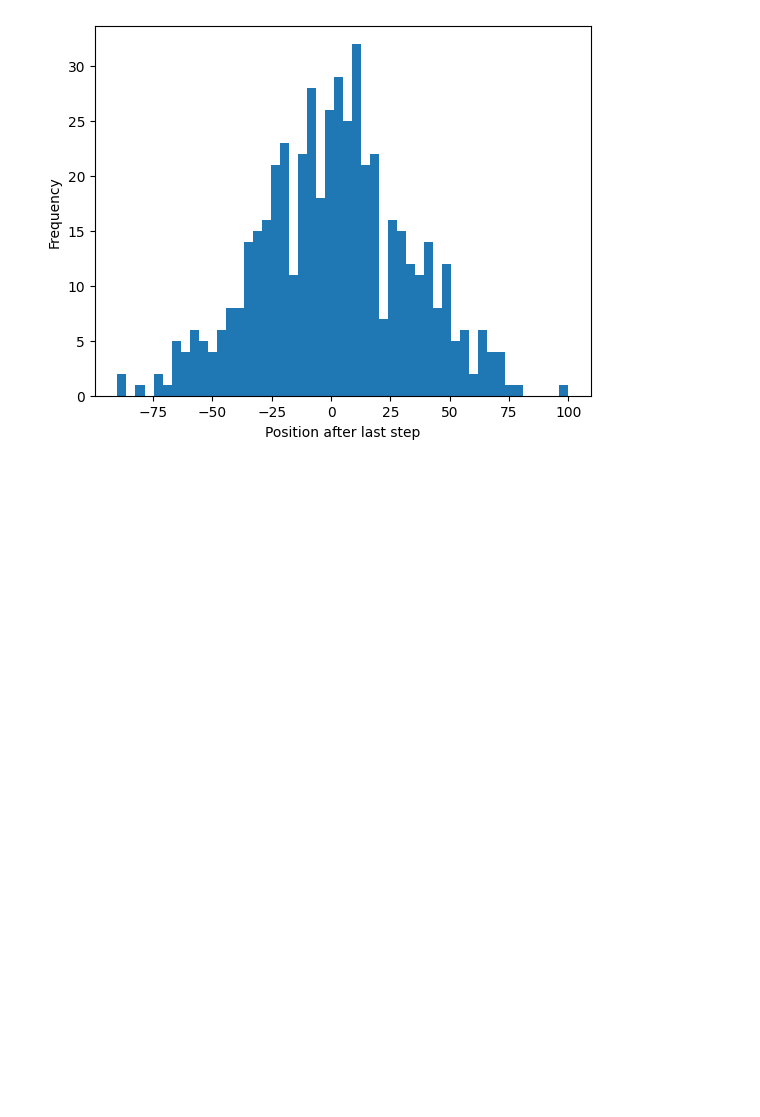
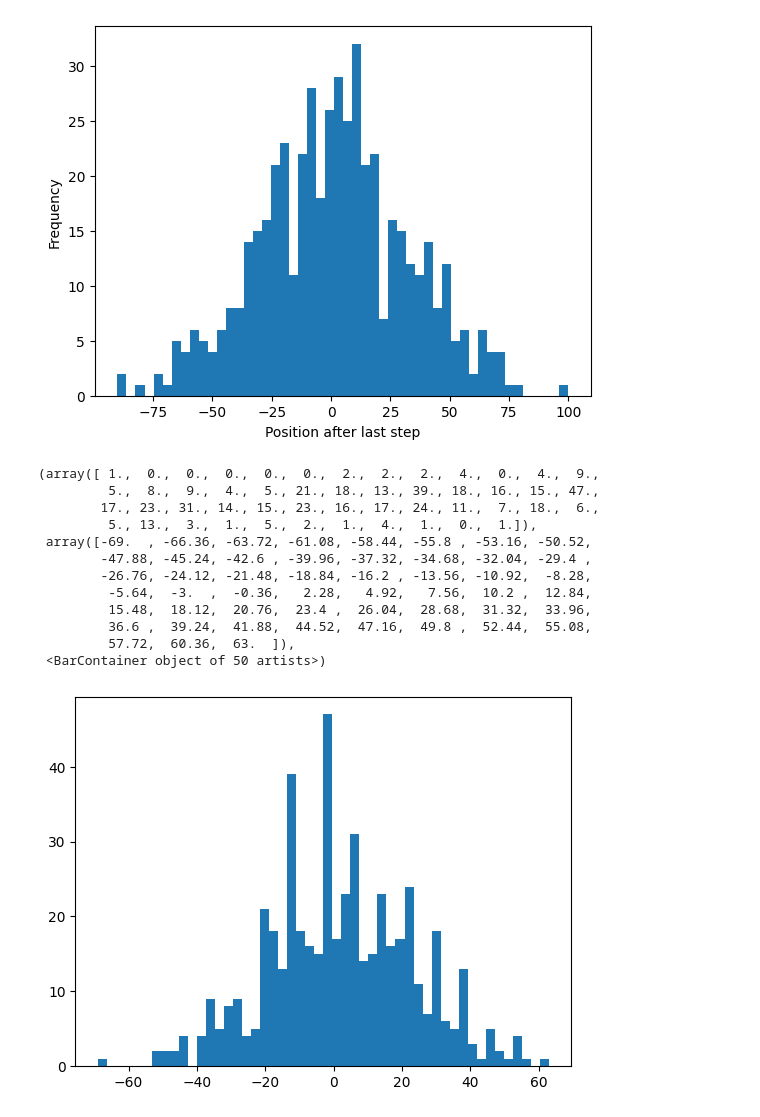
Before and after one commit to PX2145-2025/week-7-b-Morley-James, a Jupyter notebook: Random_walk.ipynb, the cells around one changed output. Drawn from its saved outputs; the diff is of its cells as text; code cells hidden in the pictures; blank space fills up the shorter version.

```diff
--- a/Random_walk.ipynb
+++ b/Random_walk.ipynb
@@ -235,3 +235,20 @@ plt.ylabel("Frequency")
 plt.show()
 # %% [output]
 [figure]
+# %%
+last_step = particles[500,:]
+plt.hist(last_step, bins=50)
+# %% [output]
+(array([ 1.,  0.,  0.,  0.,  0.,  0.,  2.,  2.,  2.,  4.,  0.,  4.,  9.,
+         5.,  8.,  9.,  4.,  5., 21., 18., 13., 39., 18., 16., 15., 47.,
+        17., 23., 31., 14., 15., 23., 16., 17., 24., 11.,  7., 18.,  6.,
+         5., 13.,  3.,  1.,  5.,  2.,  1.,  4.,  1.,  0.,  1.]),
+ array([-69.  , -66.36, -63.72, -61.08, -58.44, -55.8 , -53.16, -50.52,
+        -47.88, -45.24, -42.6 , -39.96, -37.32, -34.68, -32.04, -29.4 ,
+        -26.76, -24.12, -21.48, -18.84, -16.2 , -13.56, -10.92,  -8.28,
+         -5.64,  -3.  ,  -0.36,   2.28,   4.92,   7.56,  10.2 ,  12.84,
+         15.48,  18.12,  20.76,  23.4 ,  26.04,  28.68,  31.32,  33.96,
+         36.6 ,  39.24,  41.88,  44.52,  47.16,  49.8 ,  52.44,  55.08,
+         57.72,  60.36,  63.  ]),
+ <BarContainer object of 50 artists>)
+[figure, added]
```
Also changed, not shown: parts of 10 cells of this notebook.
